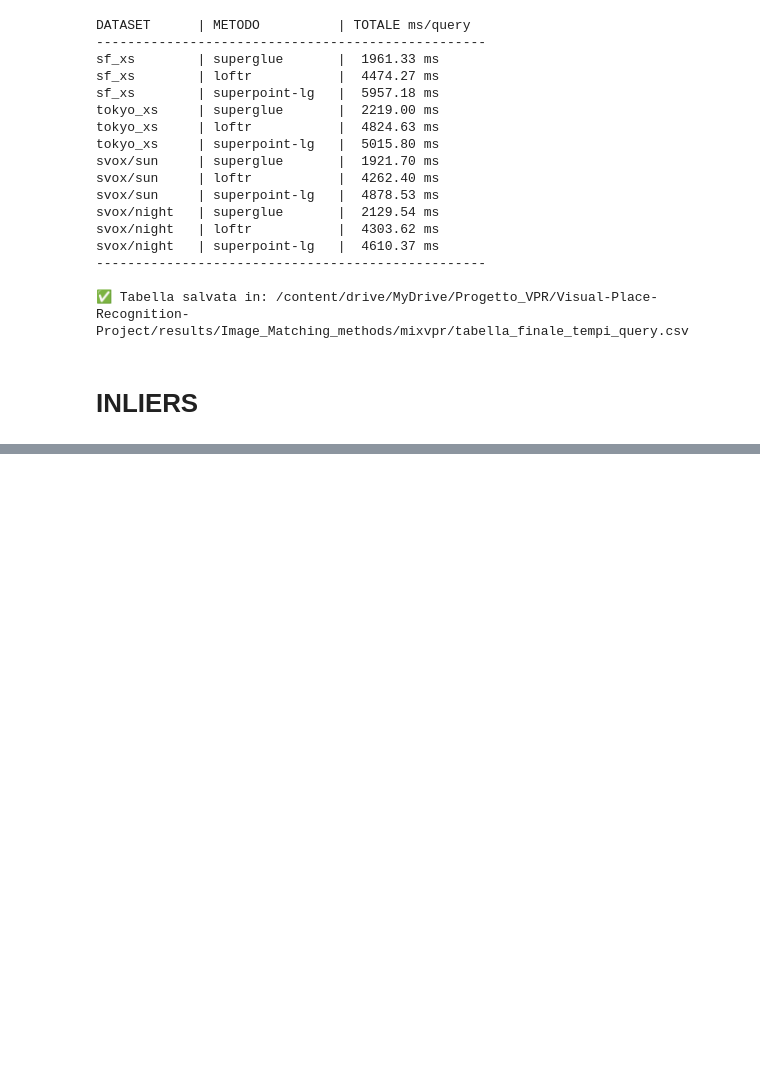
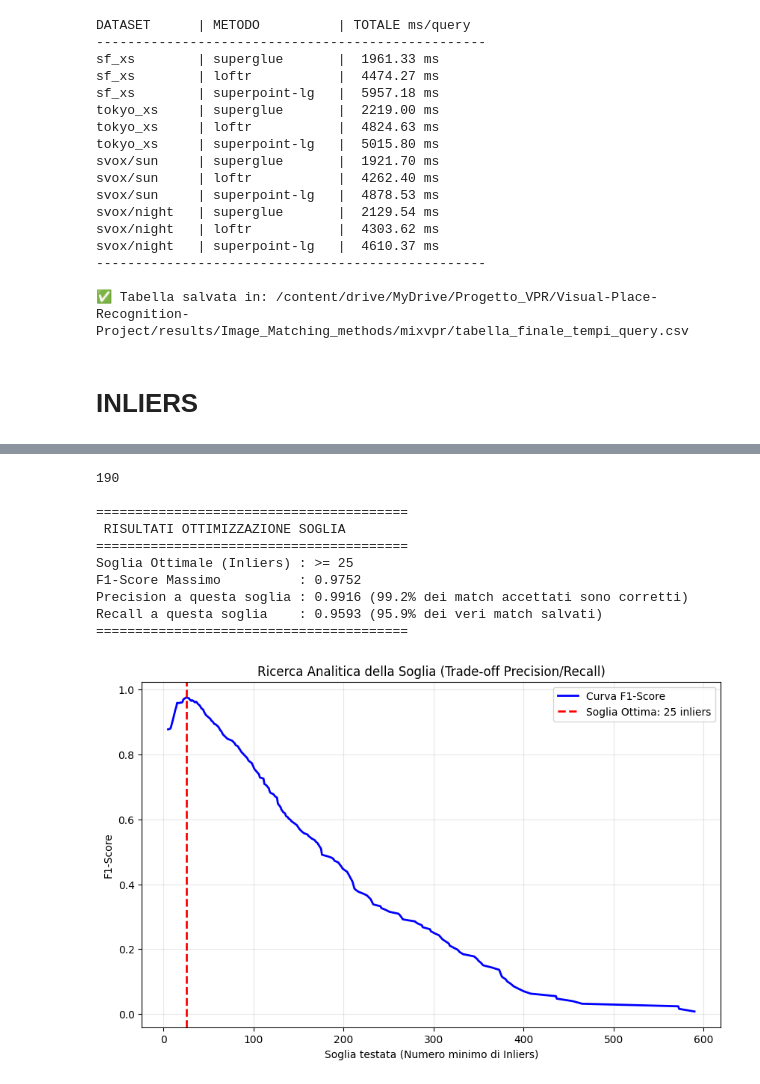
Before and after one commit to androsida/Visual-Place-Recognition-Project, a Jupyter notebook: start_your_project.ipynb, the cells around one changed output, grey strips where cells are left out. Saved outputs shown, nothing was run; the diff lists cells and outputs as text; code cells hidden in the pictures; blank space fills up the shorter version.

```diff
--- a/start_your_project.ipynb
+++ b/start_your_project.ipynb
@@ -401,0 +406,68 @@ plt.show()
+# %%
+import numpy as np
+from sklearn.metrics import precision_recall_curve
+
+# --- 4. CALCOLO DELLA SOGLIA OTTIMALE (F1-SCORE) ---
+
+# 1. Prepariamo gli array per scikit-learn unendo le tue liste
+# Etichette (Target): 1 per le query corrette, 0 per quelle errate
+y_true_correct = np.ones(len(correct_inliers))
+y_true_wrong = np.zeros(len(wrong_inliers))
+y_true = np.concatenate([y_true_correct, y_true_wrong])
+
+# Punteggi (Scores): il numero di inliers effettivo
+y_scores = np.concatenate([correct_inliers, wrong_inliers])
+
+# 2. Calcoliamo la curva Precision-Recall e tutte le soglie possibili
+precisions, recalls, thresholds = precision_recall_curve(y_true, y_scores)
+
+# 3. Calcoliamo l'F1-Score per ogni singola soglia testata
+# Usiamo np.divide per evitare l'errore "division by zero" quando P+R = 0
+f1_scores = np.divide(2 * (precisions * recalls), (precisions + recalls),
+                      out=np.zeros_like(precisions), where=(precisions + recalls) != 0)
+
+print(len(f1_scores))
+
+# 4. Troviamo la soglia vincente (quella che massimizza l'F1-Score)
+optimal_idx = np.argmax(f1_scores)
+optimal_threshold = thresholds[optimal_idx]
+max_f1 = f1_scores[optimal_idx]
+opt_precision = precisions[optimal_idx]
+opt_recall = recalls[optimal_idx]
+
+print("\n" + "="*40)
+print(" RISULTATI OTTIMIZZAZIONE SOGLIA")
+print("="*40)
+print(f"Soglia Ottimale (Inliers) : >= {optimal_threshold}")
+print(f"F1-Score Massimo          : {max_f1:.4f}")
+print(f"Precision a questa soglia : {opt_precision:.4f} ({(opt_precision*100):.1f}% dei match accettati sono corretti)")
+print(f"Recall a questa soglia    : {opt_recall:.4f} ({(opt_recall*100):.1f}% dei veri match salvati)")
+print("="*40 + "\n")
+
+# --- 5. PLOT DELLA RICERCA DELLA SOGLIA ---
+plt.figure(figsize=(10, 6))
+
+# Nota tecnica: l'array 'thresholds' ha un elemento in meno rispetto a f1_scores
+# quindi usiamo f1_scores[:-1] per allinearli nel grafico
+plt.plot(thresholds, f1_scores[:-1], label='Curva F1-Score', color='blue', linewidth=2)
+plt.axvline(x=optimal_threshold, color='red', linestyle='--', linewidth=2,
+            label=f'Soglia Ottima: {optimal_threshold} inliers')
+
+plt.title('Ricerca Analitica della Soglia (Trade-off Precision/Recall)')
+plt.xlabel('Soglia testata (Numero minimo di Inliers)')
+plt.ylabel('F1-Score')
+plt.legend()
+plt.grid(axis='both', alpha=0.3)
+plt.show()
+# %% [output]
+190
+
+========================================
+ RISULTATI OTTIMIZZAZIONE SOGLIA
+========================================
+Soglia Ottimale (Inliers) : >= 25
+F1-Score Massimo          : 0.9752
+Precision a questa soglia : 0.9916 (99.2% dei match accettati sono corretti)
+Recall a questa soglia    : 0.9593 (95.9% dei veri match salvati)
+========================================
+[figure, added]
```
Also changed, not shown: parts of 1 cell of this notebook.
